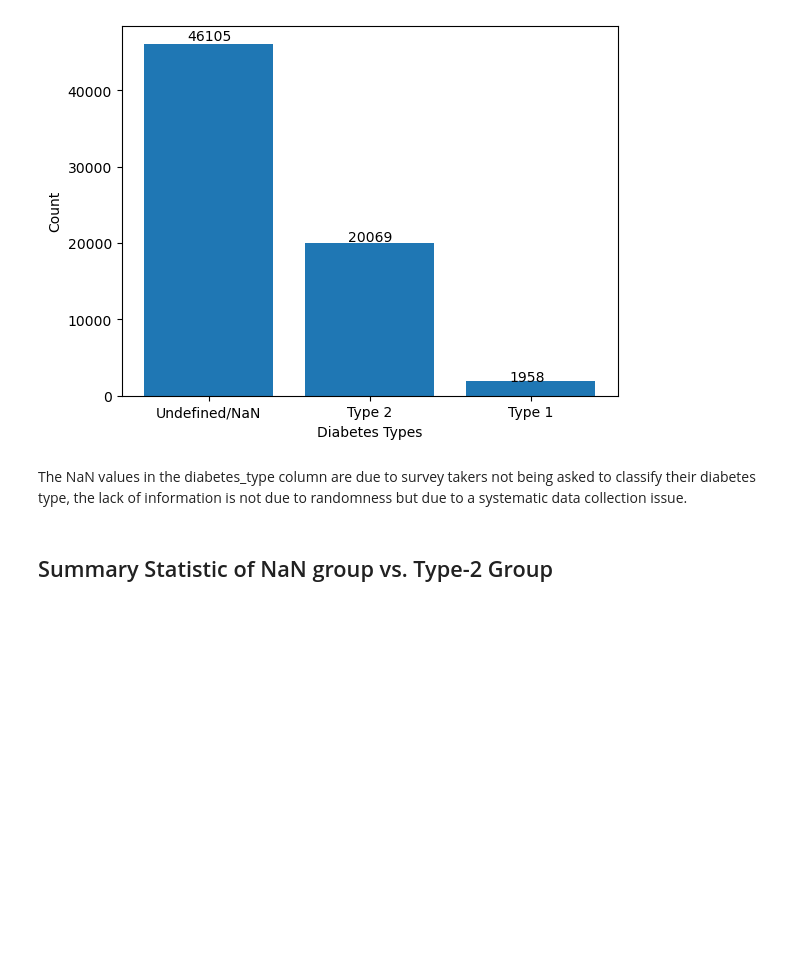
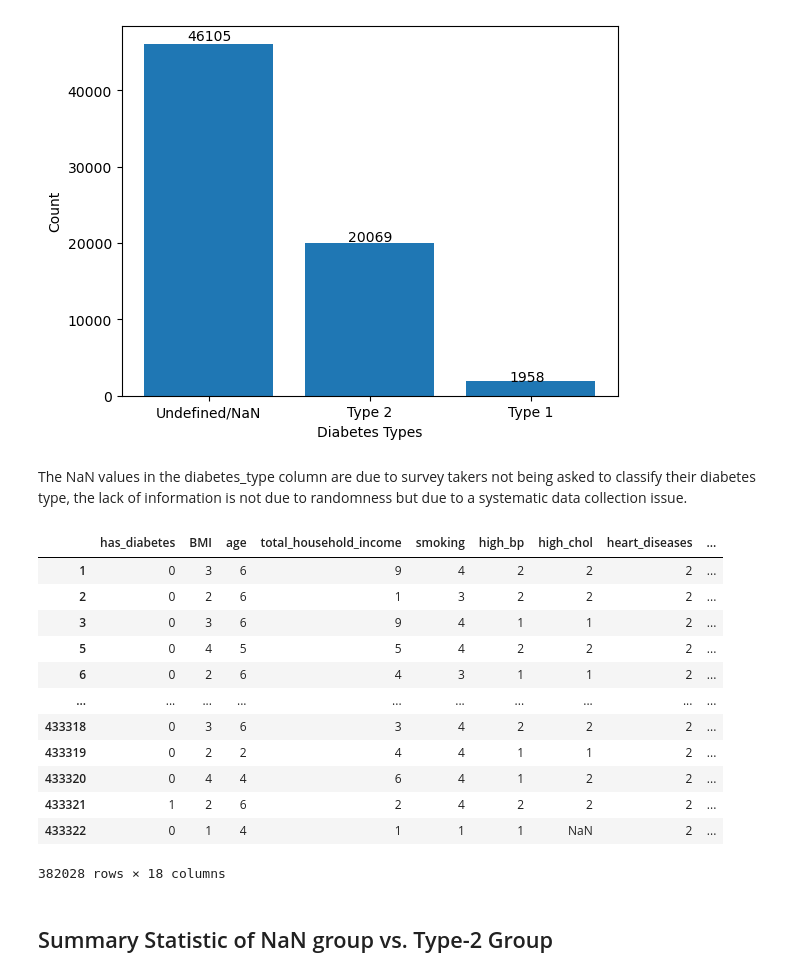
Before and after one commit to psgpyc/MLDPPI, a Jupyter notebook: data_profiling.ipynb, the cells around one changed output. Saved outputs shown, nothing was run; the diff lists cells and outputs as text; code cells hidden in the pictures; blank space fills up the shorter version.

```diff
--- a/data_profiling.ipynb
+++ b/data_profiling.ipynb
@@ -180,6 +189,22 @@ for each in bar_container:
 [figure]
 # %% [markdown]
 The NaN values in the diabetes_type column are due to survey takers not being asked to classify their diabetes type, the lack of information is not due to randomness but due to a systematic data collection issue.
+# %%
+dfy
+# %% [output]
+|  | has_diabetes | BMI | age | total_household_income | smoking | high_bp | high_chol | heart_diseases | ... |
+| 1 | 0 | 3 | 6 | 9 | 4 | 2 | 2 | 2 | ... |
+| 2 | 0 | 2 | 6 | 1 | 3 | 2 | 2 | 2 | ... |
+| 3 | 0 | 3 | 6 | 9 | 4 | 1 | 1 | 2 | ... |
+| 5 | 0 | 4 | 5 | 5 | 4 | 2 | 2 | 2 | ... |
+| 6 | 0 | 2 | 6 | 4 | 3 | 1 | 1 | 2 | ... |
+| ... | ... | ... | ... | ... | ... | ... | ... | ... | ... |
+| 433318 | 0 | 3 | 6 | 3 | 4 | 2 | 2 | 2 | ... |
+| 433319 | 0 | 2 | 2 | 4 | 4 | 1 | 1 | 2 | ... |
+| 433320 | 0 | 4 | 4 | 6 | 4 | 1 | 2 | 2 | ... |
+| 433321 | 1 | 2 | 6 | 2 | 4 | 2 | 2 | 2 | ... |
+| 433322 | 0 | 1 | 4 | 1 | 1 | 1 | NaN | 2 | ... |
+382028 rows × 18 columns
 # %% [markdown]
 ## Summary Statistic of NaN group vs. Type-2 Group
 # %%
```
Also changed, not shown: parts of 2 cells of this notebook, 2 other files.
